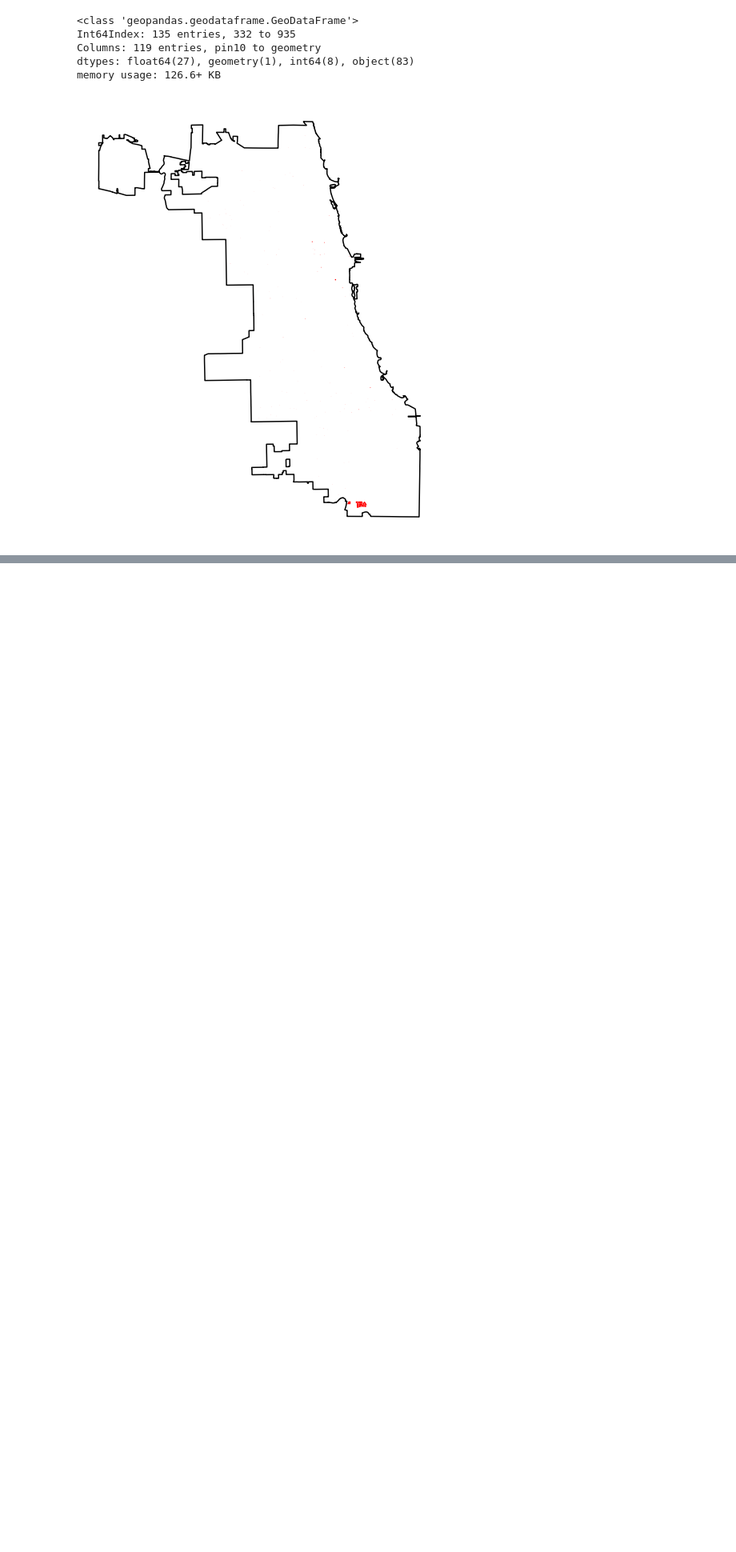
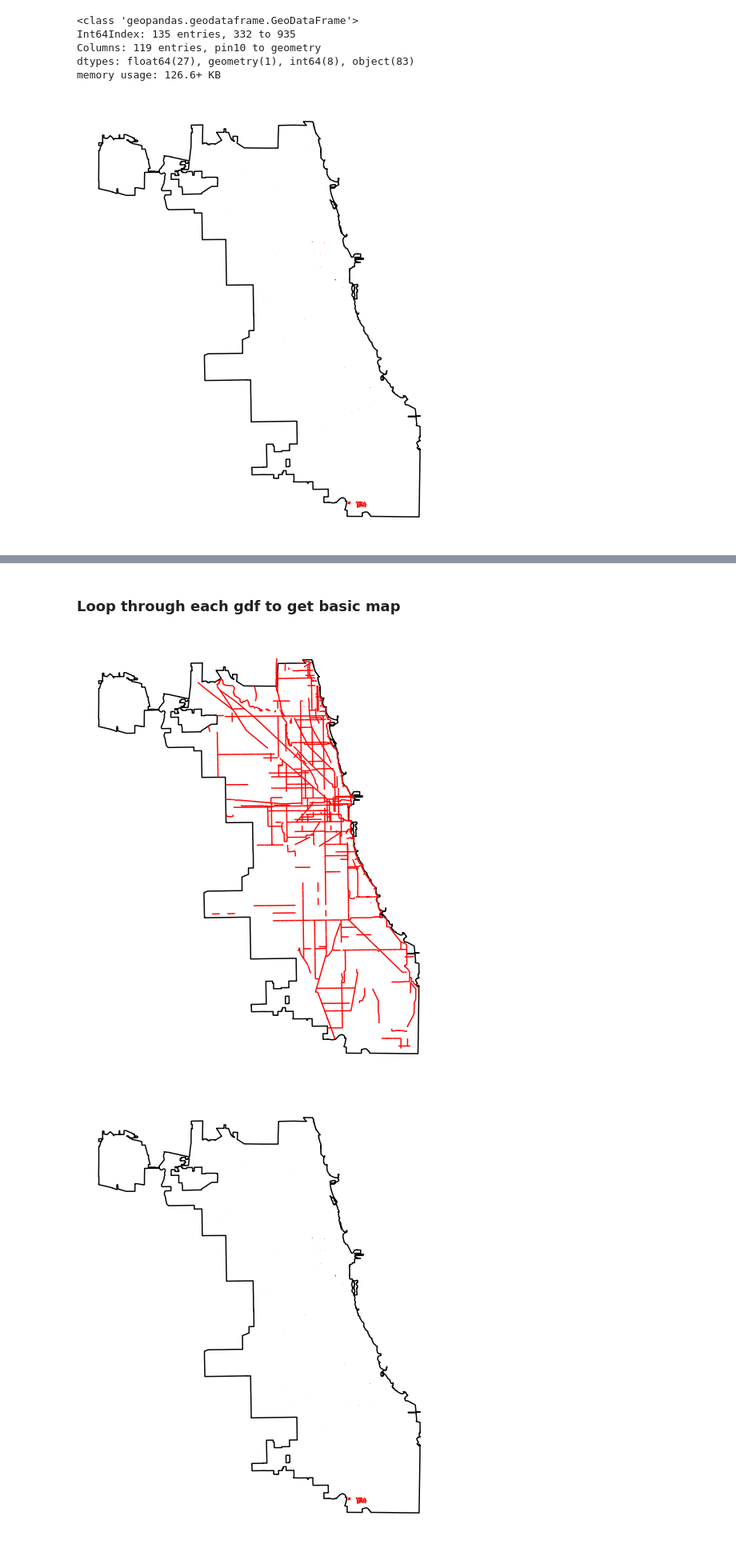
Before and after one commit to justinm0rgan/chicago400, a Jupyter notebook: eda_chicago400.ipynb, the cells around one changed output, grey strips where cells are left out. Shown at 80% size. Cells and saved outputs as stored; diff of their text form; code cells hidden in the pictures; blank space fills up the shorter version.

```diff
--- a/eda_chicago400.ipynb
+++ b/eda_chicago400.ipynb
@@ -101,0 +106,14 @@ daycare_chicago_clip.to_file('./data/shp/daycare_chicago_clip')
+# %% [markdown]
+### Loop through each gdf to get basic map
+# %%
+# make a list of all chicago gdf
+chicago_gdf = [bike_routes, daycare_chicago_clip,forestry,parks,school_cook_chicago_clip]
+# %%
+for gdf in chicago_gdf:
+    basemap = chicago_boundaries.boundary.plot(color='k',figsize=(20,10))
+    gdf.plot(color='red',ax=basemap)
+    basemap.axis('off')
+    plt.show()
+# %% [output]
+[figure, added]
+[figure, added]
```
Also changed, not shown: parts of 10 cells of this notebook.
